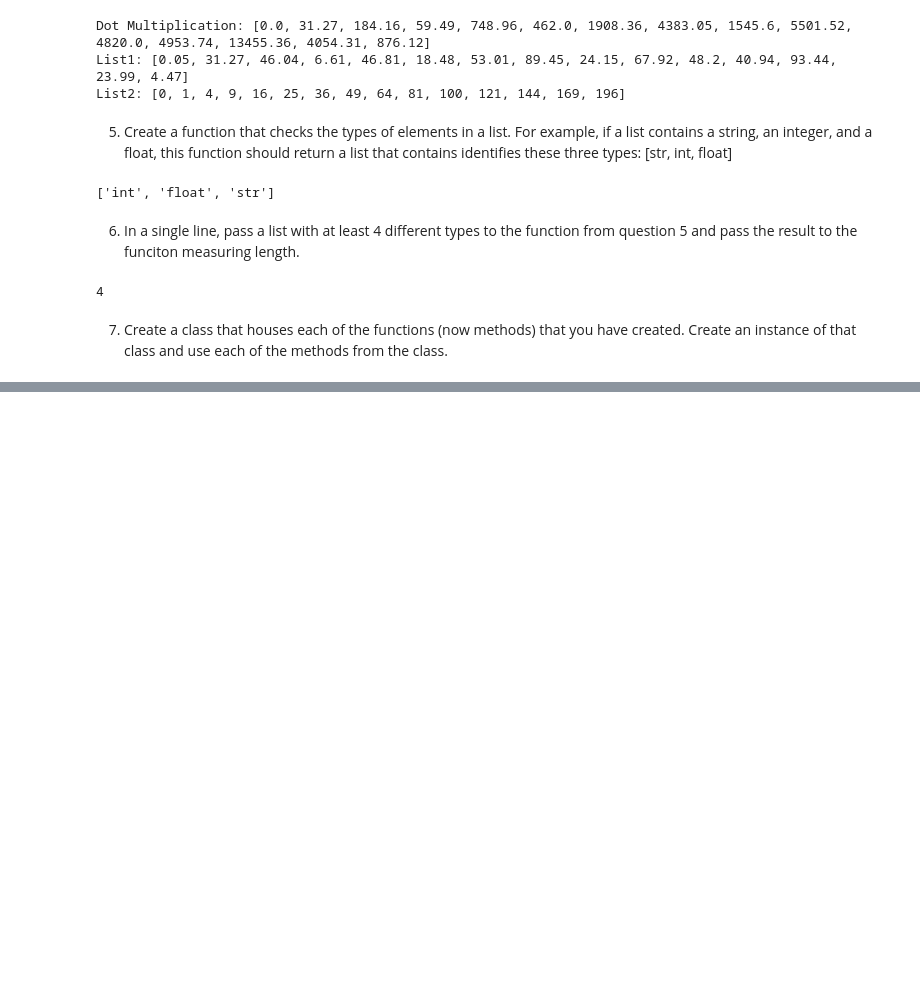
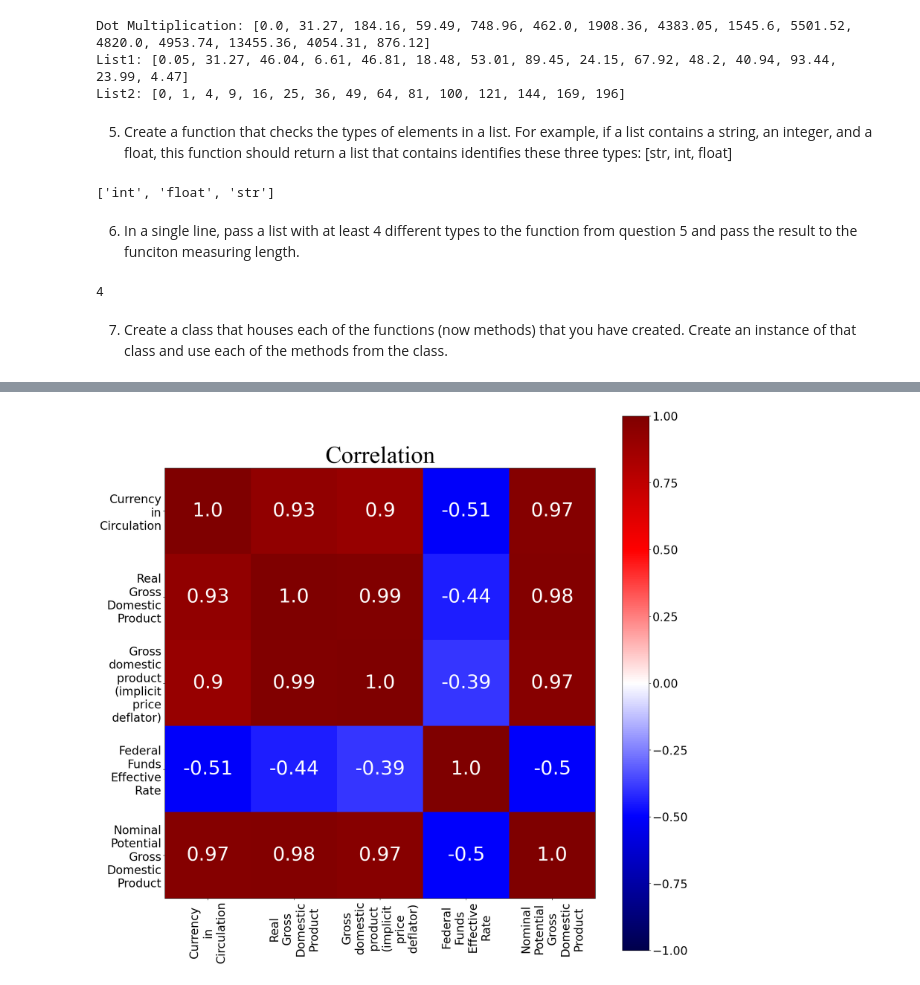
Before and after one commit to AdamPunton/AdamPuntonRepository, a Jupyter notebook: HomeProjects/HW4.ipynb, the cells around one changed output, grey strips where cells are left out. Cells and saved outputs as stored; diff of their text form; code cells hidden in the pictures; blank space fills up the shorter version.

```diff
--- a/HomeProjects/HW4.ipynb
+++ b/HomeProjects/HW4.ipynb
@@ -139,0 +266,15 @@ How has the correlation between each variable changed? Why do you think the corr
+# %%
+data_codes  = {"NGDPPOT",
+               "GDPC1",
+              "A191RD3A086NBEA",
+              "CURRCIR",
+              "FEDFUNDS"}
+start = datetime.datetime(1954, 1, 1)
+end = datetime.datetime.today()
+data = web.DataReader(data_codes, "fred", start, end).resample("A").mean()
+data.rename(columns={"NGDPPOT": "Nominal Potential Gross Domestic Product",
+                      "GDPC1": "Real Gross Domestic Product",
+                    "A191RD3A086NBEA": "Gross domestic product (implicit price deflator)",
+                    "CURRCIR": "Currency in Circulation",
+                    "FEDFUNDS": "Federal Funds Effective Rate"}, inplace = True)
+data
@@ -139,0 +306,41 @@ How has the correlation between each variable changed? Why do you think the corr
+# %%
+import numpy as np
+import matplotlib.pyplot as plt
+import os
+from matplotlib.backends.backend_pdf import PdfPages
+
+def corr_matrix_heatmap(data, dim = 20, pp = None):
+    fig, ax = plt.subplots(figsize = (dim,dim))
+    # Dividing the square into k columns and k rows
+    # First, use a data type to allow the program to divdie the square
+    im = ax.imshow(data, norm = plt.cm.colors.Normalize(-1,1), cmap = "seismic")
+    labels = data.keys()
+    num_vars = len(labels)
+    tick_labels = [label.replace(" ","\n") for label in labels]
+    tick_font_size = 120 / num_vars
+    val_font_size = 200 / num_vars
+    plt.rcParams.update({'font.size': tick_font_size})
+    x_ticks = np.arange(num_vars)
+    plt.xticks(x_ticks, tick_labels, fontsize = tick_font_size, rotation = 90)
+    y_ticks = np.arange(num_vars)
+    plt.yticks(y_ticks, tick_labels, fontsize = tick_font_size)
+    # put all of the options chosen above to use and create the correlation figure
+    for i in range(len(labels)):
+        for j in range(len(labels)):
+            text = ax.text(i, j, str(round(data.values[i][j],2)),
+                           fontsize= val_font_size, ha="center",
+                           va="center", color = "w")
+    title_font = {"fontname":"Times New Roman"}
+    plt.title("Correlation", fontsize = 50, **title_font)
+
+             # print(i, labels[i], j, labels[j], data.values[i][j])
+    cbar = fig.colorbar(im)
+    plt.show()
+    if pp != None:
+        pp.savefig(fig, bbox_inches="tight")
+    plt.close()
+
+corr_data = data.corr()
+corr_matrix_heatmap(data.corr())
+# %% [output]
+[figure, added]
```
Also changed, not shown: parts of 17 cells of this notebook, 3 other files.
